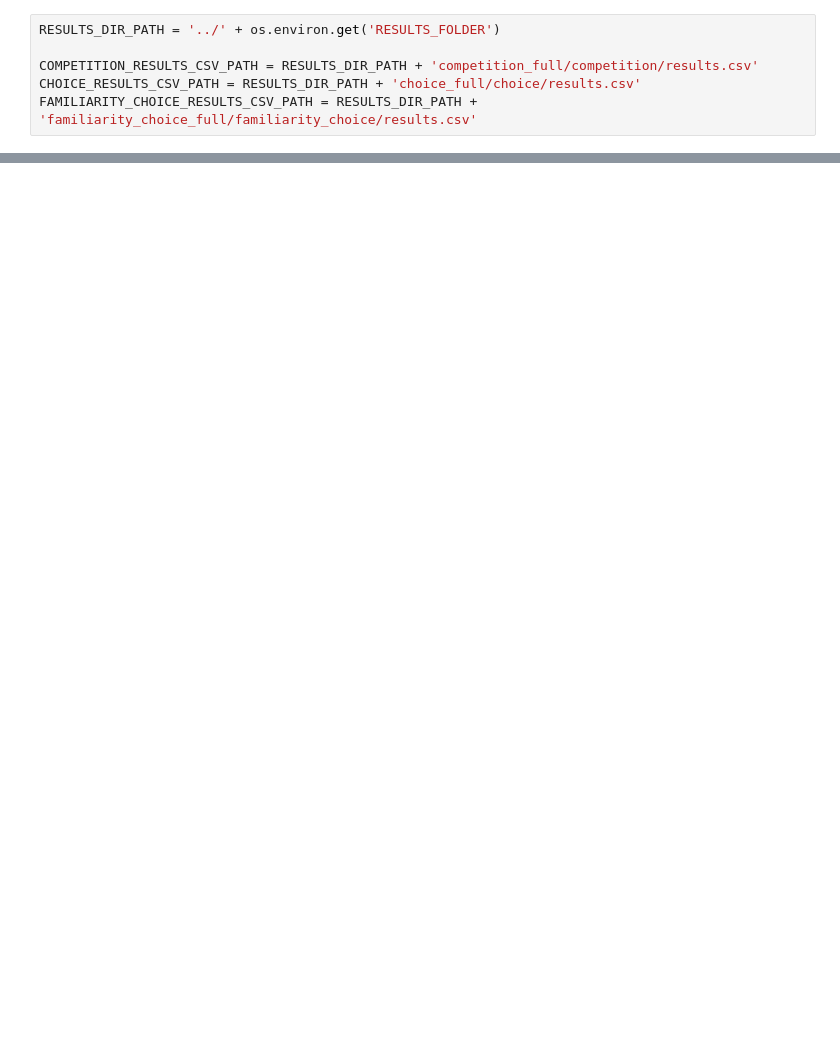
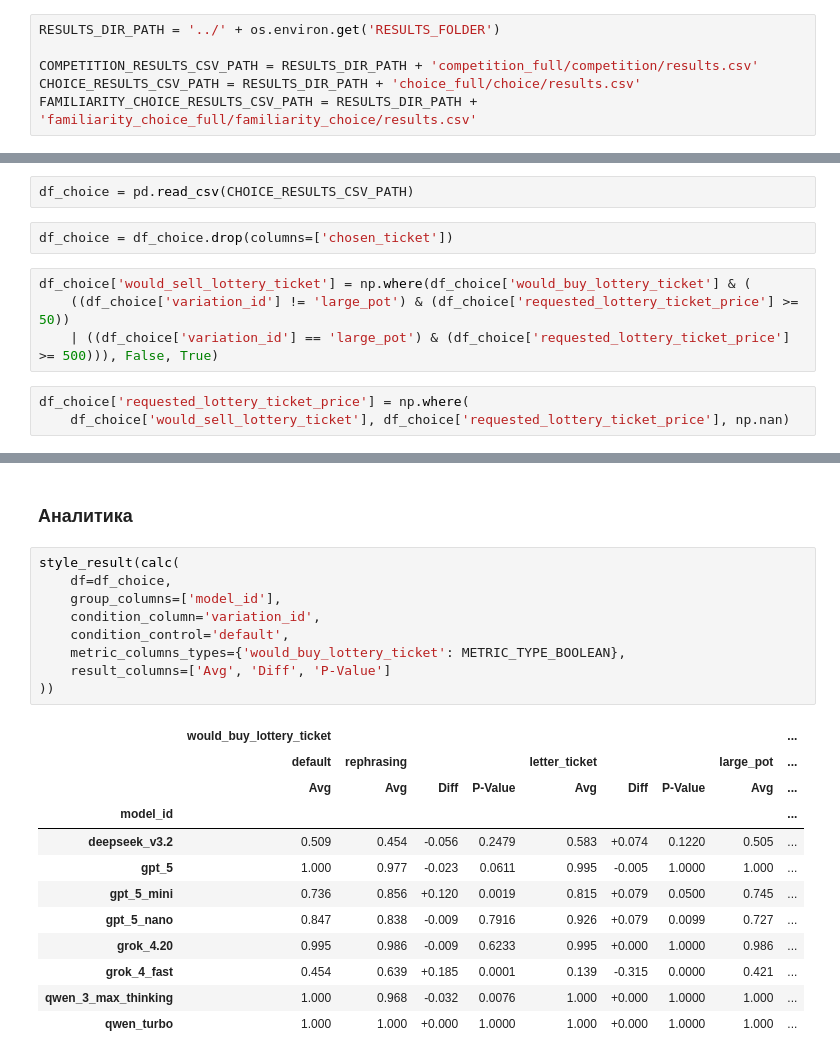
Before and after one commit to arsen-osipyan/ioc, a Jupyter notebook: analytics/Analytics.ipynb, the cells around one changed output, grey strips where cells are left out. Saved outputs shown, nothing was run; the diff lists cells and outputs as text; blank space fills up the shorter version.

```diff
--- a/analytics/Analytics.ipynb
+++ b/analytics/Analytics.ipynb
@@ -485,0 +376,11 @@ df_agg[
+# %%
+df_choice = pd.read_csv(CHOICE_RESULTS_CSV_PATH)
+# %%
+df_choice = df_choice.drop(columns=['chosen_ticket'])
+# %%
+df_choice['would_sell_lottery_ticket'] = np.where(df_choice['would_buy_lottery_ticket'] & (
+    ((df_choice['variation_id'] != 'large_pot') & (df_choice['requested_lottery_ticket_price'] >= 50))
+    | ((df_choice['variation_id'] == 'large_pot') & (df_choice['requested_lottery_ticket_price'] >= 500))), False, True)
+# %%
+df_choice['requested_lottery_ticket_price'] = np.where(
+    df_choice['would_sell_lottery_ticket'], df_choice['requested_lottery_ticket_price'], np.nan)
@@ -485,0 +401,24 @@ df_agg[
+# %% [markdown]
+### Аналитика
+# %%
+style_result(calc(
+    df=df_choice,
+    group_columns=['model_id'],
+    condition_column='variation_id',
+    condition_control='default',
+    metric_columns_types={'would_buy_lottery_ticket': METRIC_TYPE_BOOLEAN},
+    result_columns=['Avg', 'Diff', 'P-Value']
+))
+# %% [output]
+|  | would_buy_lottery_ticket |  |  |  |  |  |  |  | ... |
+|  | default | rephrasing |  |  | letter_ticket |  |  | large_pot | ... |
+|  | Avg | Avg | Diff | P-Value | Avg | Diff | P-Value | Avg | ... |
+| model_id |  |  |  |  |  |  |  |  | ... |
+| deepseek_v3.2 | 0.509 | 0.454 | -0.056 | 0.2479 | 0.583 | +0.074 | 0.1220 | 0.505 | ... |
+| gpt_5 | 1.000 | 0.977 | -0.023 | 0.0611 | 0.995 | -0.005 | 1.0000 | 1.000 | ... |
+| gpt_5_mini | 0.736 | 0.856 | +0.120 | 0.0019 | 0.815 | +0.079 | 0.0500 | 0.745 | ... |
+| gpt_5_nano | 0.847 | 0.838 | -0.009 | 0.7916 | 0.926 | +0.079 | 0.0099 | 0.727 | ... |
+| grok_4.20 | 0.995 | 0.986 | -0.009 | 0.6233 | 0.995 | +0.000 | 1.0000 | 0.986 | ... |
+| grok_4_fast | 0.454 | 0.639 | +0.185 | 0.0001 | 0.139 | -0.315 | 0.0000 | 0.421 | ... |
+| qwen_3_max_thinking | 1.000 | 0.968 | -0.032 | 0.0076 | 1.000 | +0.000 | 1.0000 | 1.000 | ... |
+| qwen_turbo | 1.000 | 1.000 | +0.000 | 1.0000 | 1.000 | +0.000 | 1.0000 | 1.000 | ... |
```
Also changed, not shown: parts of 82 cells of this notebook, 2 other files.
